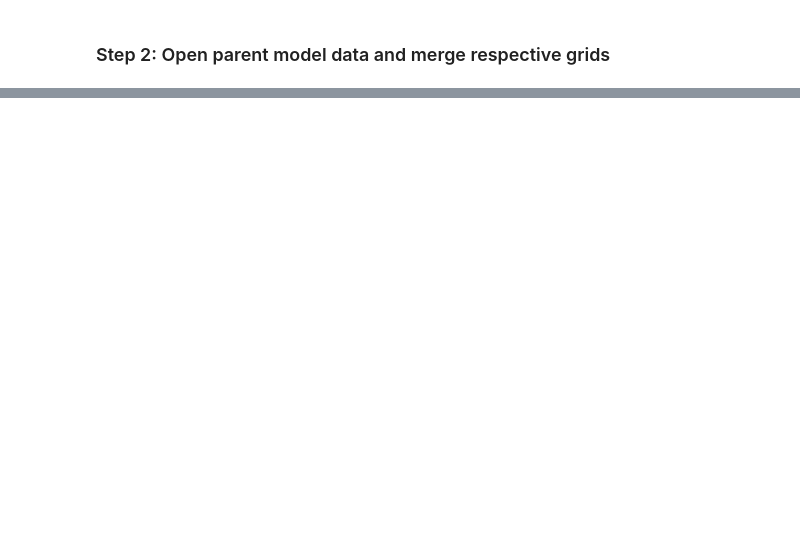
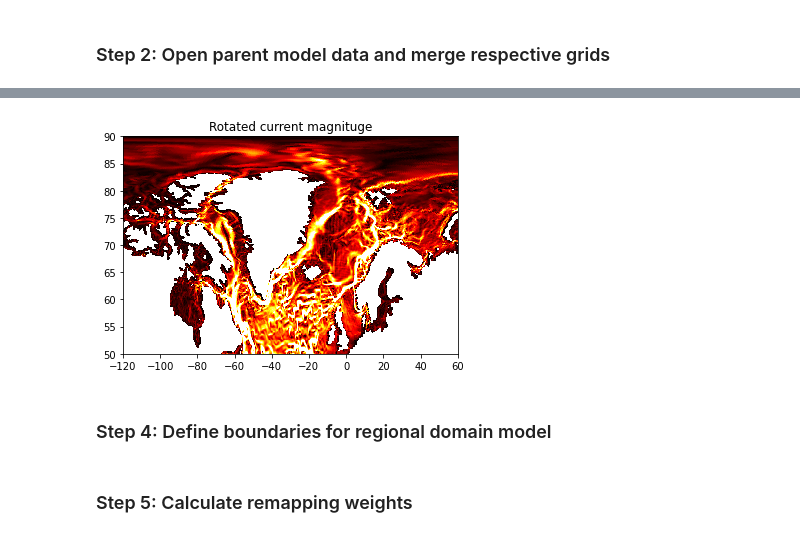
Before and after one commit to ESMG/regionalMOM6_notebooks, a Jupyter notebook: creating_obc_input_files/panArctic_OBC_from_global_MOM6.ipynb, the cells around one changed output, grey strips where cells are left out. Drawn from its saved outputs; the diff is of its cells as text; code cells hidden in the pictures; blank space fills up the shorter version.

```diff
--- a/creating_obc_input_files/panArctic_OBC_from_global_MOM6.ipynb
+++ b/creating_obc_input_files/panArctic_OBC_from_global_MOM6.ipynb
@@ -195,26 +156,0 @@ regrid_west_tr = xesmf.Regridder(ds_tr, west, 'nearest_s2d',
-# %%
-ntime=ds_tr.temp.shape[0]
-for i in range(ntime):
-    uq_rot,vq_rot= apply_rotation(ds_uvq.u,ds_uvq.v,ds_uvq.angle_dx,time_slice=slice(i,i+1))
-    ds_uvq_r = xr.Dataset({'u':uq_rot,'v':vq_rot},coords={'lon':ds_uvq.lon,'lat':ds_uvq.lat})
-    u_north_r = regrid_north_uv(ds_uvq_r['u'])
-    v_north_r = regrid_north_uv(ds_uvq_r['v'])
-    u_south_r = regrid_south_uv(ds_uvq_r['u'])
-    v_south_r = regrid_south_uv(ds_uvq_r['v'])
-    u_west_r = regrid_west_uv(ds_uvq_r['u'])
-    v_west_r = regrid_west_uv(ds_uvq_r['v'])
-    u_north,v_north=apply_rotation_transpose(u_north_r,v_north_r,ds_regional.angle_dx.isel(nyp=ds_regional.nyp[-1]),time_slice=None)
-    ds_uv_north = xr.Dataset({'u':u_north,'v':v_north},coords={'lon':north.lon,'lat':north.lat,'z_l':ds_uvq.z_l})
-    ds_uv_north.time.attrs['calendar']='gregorian'
-    fnam='uv_north_'+str(i).zfill(2)+'.nc'
-    ds_uv_north.to_netcdf(fnam,unlimited_dims='time',format='NETCDF3_CLASSIC')
-    u_south,v_south=apply_rotation_transpose(u_south_r,v_south_r,ds_regional.angle_dx.isel(nyp=ds_regional.nyp[0]),time_slice=None)
-    ds_uv_south = xr.Dataset({'u':u_south,'v':v_south},coords={'lon':south.lon,'lat':south.lat,'z_l':ds_uvq.z_l})
-    fnam='uv_south_'+str(i).zfill(2)+'.nc'
-    ds_uv_south.time.attrs['calendar']='gregorian'
-    ds_uv_south.to_netcdf(fnam,unlimited_dims='time',format='NETCDF3_CLASSIC')
-    u_west,v_west=apply_rotation_transpose(u_west_r,v_west_r,ds_regional.angle_dx.isel(nxp=ds_regional.nxp[0]),time_slice=None)
-    ds_uv_west = xr.Dataset({'u':u_west,'v':v_west},coords={'lon':west.lon,'lat':west.lat,'z_l':ds_uvq.z_l})
-    fnam='uv_west_'+str(i).zfill(2)+'.nc'
-    ds_uv_west.time.attrs['calendar']='gregorian'
-    ds_uv_west.to_netcdf(fnam,unlimited_dims='time',format='NETCDF3_CLASSIC')
@@ -328,0 +157,10 @@ ax.plot(lons, north.lat, transform = ccrs.PlateCarree(),color='k')
+# %%
+uvmag_r = uvmag(ds_uvq_r.u.isel(time=0),ds_uvq_r.v.isel(time=0))
+plt.pcolormesh(parent_grid['q'].x,parent_grid['q'].y,uvmag_r.data,vmin=0.001,vmax=0.2,cmap=plt.cm.hot)
+plt.xlim(-120,60)
+plt.ylim(50,90)
+title=plt.title('Rotated current magnituge')
+# %% [output]
+[figure, added]
+# %% [markdown]
+### Step 4: Define boundaries for regional domain model
@@ -328,0 +189,2 @@ ax.plot(lons, north.lat, transform = ccrs.PlateCarree(),color='k')
+# %% [markdown]
+### Step 5: Calculate remapping weights
```
Also changed, not shown: parts of 46 cells of this notebook.
